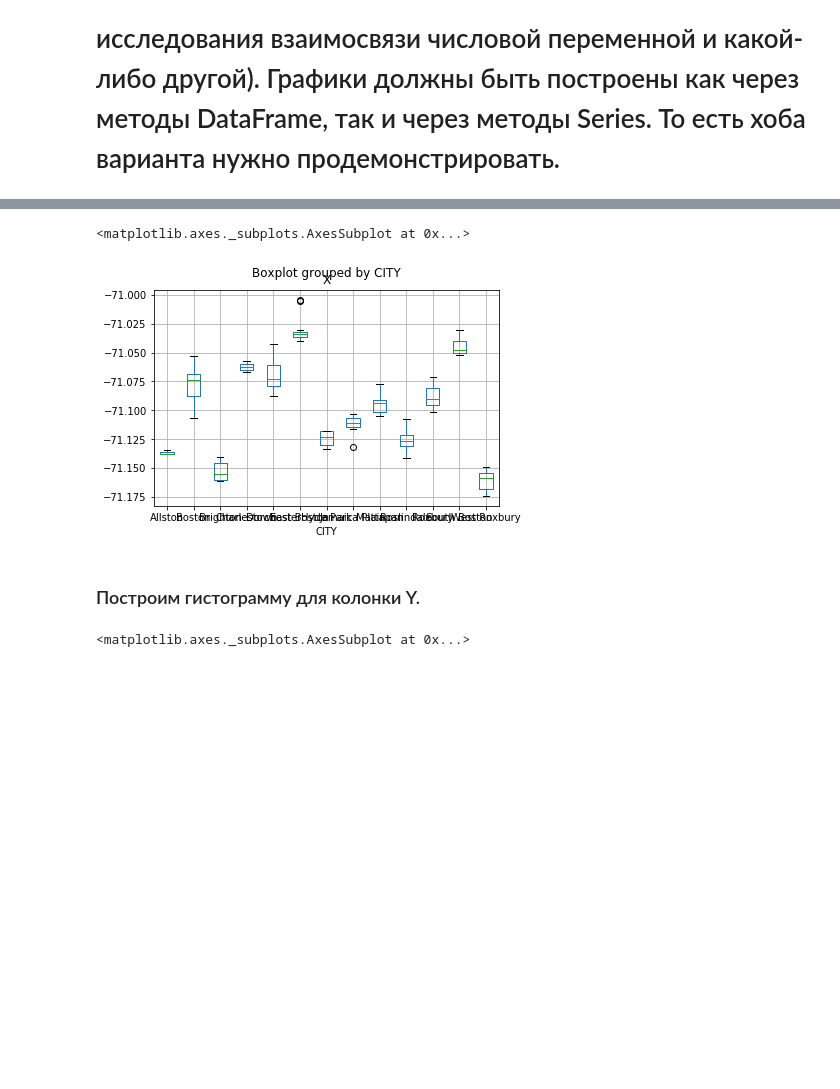
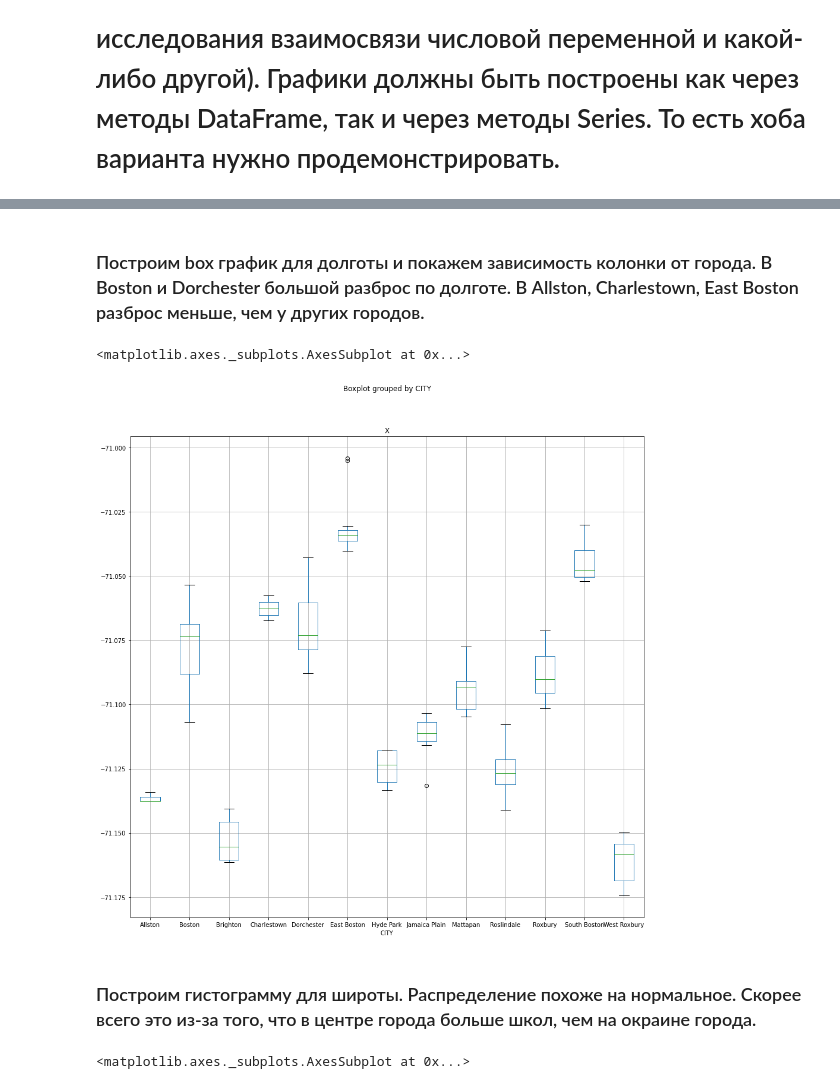
Before and after one commit to poste0/Labs, a Jupyter notebook: DataAnalysis/03-Визуализация данных-Stepanenko_Sergei.ipynb, the cells around one changed output, grey strips where cells are left out. Cells and saved outputs as stored; diff of their text form; code cells hidden in the pictures; blank space fills up the shorter version.

```diff
--- a/DataAnalysis/03-Визуализация данных-Stepanenko_Sergei.ipynb
+++ b/DataAnalysis/03-Визуализация данных-Stepanenko_Sergei.ipynb
@@ -67,10 +74,12 @@ data.plot()
+# %% [markdown]
+### Построим box график для долготы и покажем зависимость колонки от города. В Boston и  Dorchester большой разброс по долготе. В Allston, Charlestown, East Boston разброс меньше, чем у других городов.
 # %%
-data.boxplot(column = 'X', by = 'CITY')
+data.boxplot(column = 'X', by = 'CITY', figsize = (15, 15))
 # %% [output]
 <matplotlib.axes._subplots.AxesSubplot at 0x...>
-[figure, old version]
+[figure, new version]
-# %% [markdown]
-### Построим гистограмму для колонки Y.
+# %% [markdown]
+### Построим гистограмму для широты. Распределение похоже на нормальное. Скорее всего это из-за того, что в центре города больше школ, чем на окраине города.
 # %%
 data.Y.plot.hist()
 # %% [output]
```
Also changed, not shown: parts of 22 cells of this notebook.
